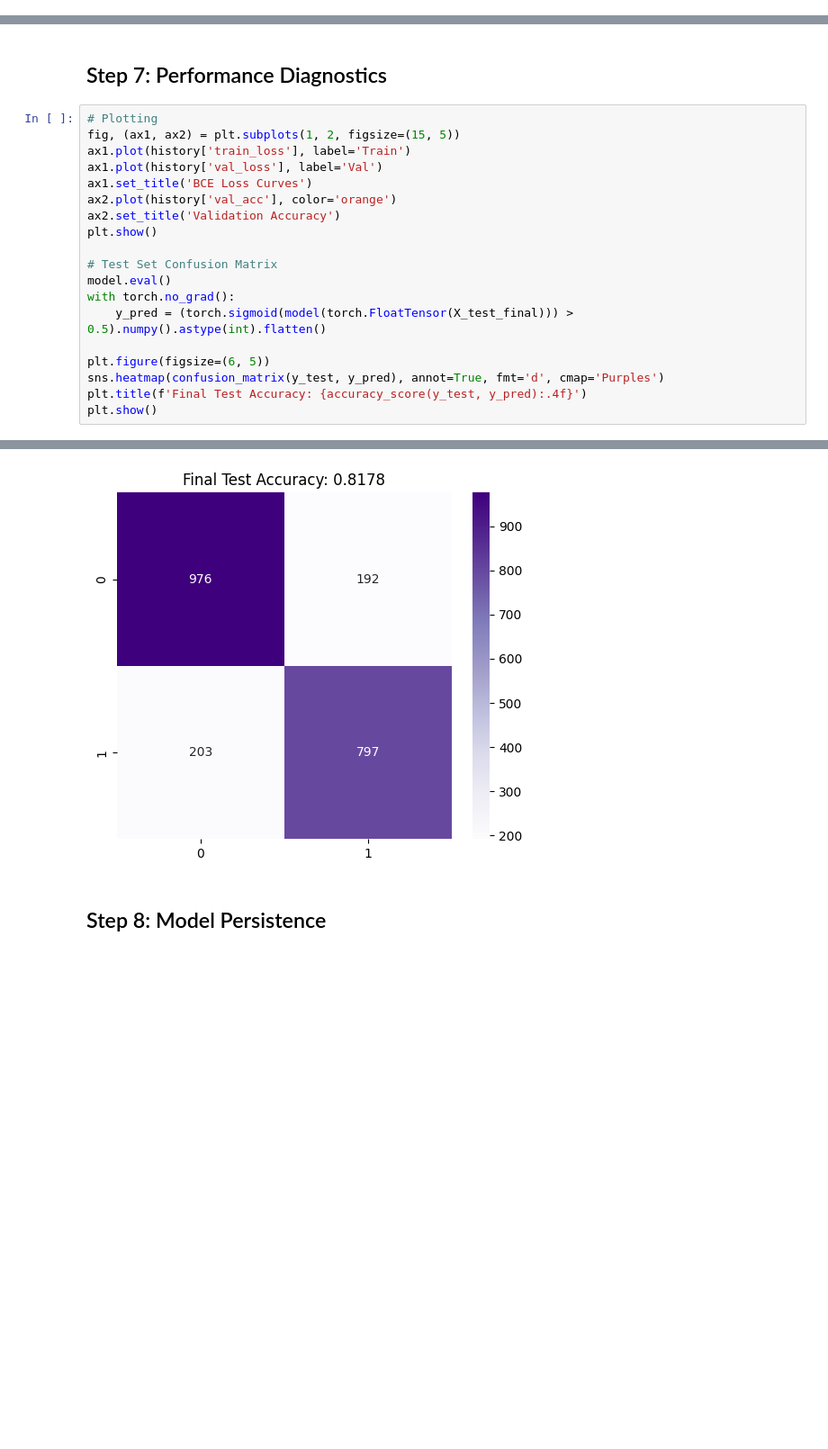
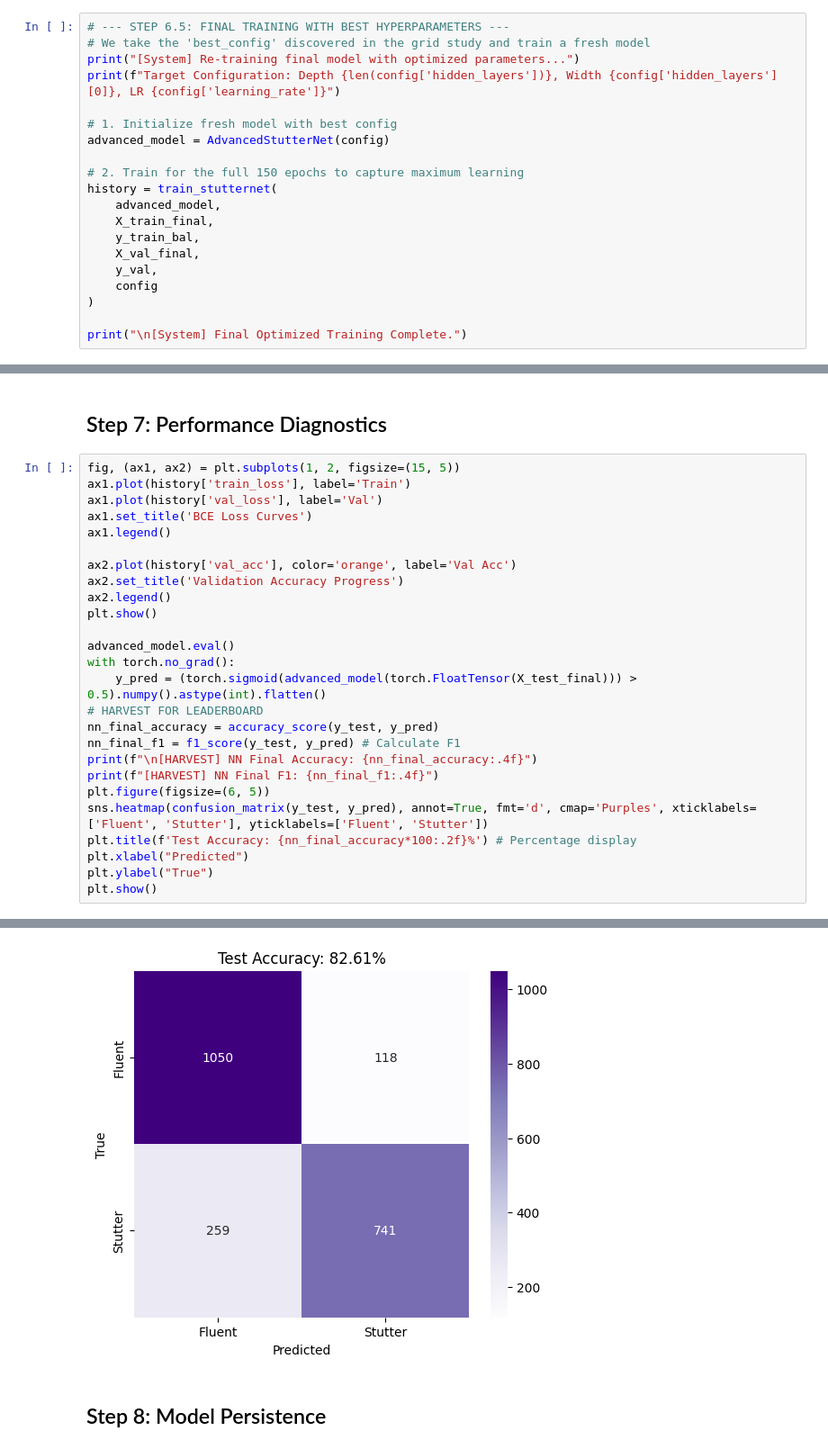
Before and after one commit to Photon-139/Stuttering-Detection-Term-Project, a Jupyter notebook: Neural_Network_Deep_Dive.ipynb, the cells around one changed output, grey strips where cells are left out. Shown at 90% size. Saved outputs shown, nothing was run; the diff lists cells and outputs as text; blank space fills up the shorter version.

```diff
--- a/Neural_Network_Deep_Dive.ipynb
+++ b/Neural_Network_Deep_Dive.ipynb
@@ -150,0 +265,20 @@ Epoch 150 | Loss: 0.0223 | Val Acc: 0.8358
+# %%
+# --- STEP 6.5: FINAL TRAINING WITH BEST HYPERPARAMETERS ---
+# We take the 'best_config' discovered in the grid study and train a fresh model
+print("[System] Re-training final model with optimized parameters...")
+print(f"Target Configuration: Depth {len(config['hidden_layers'])}, Width {config['hidden_layers'][0]}, LR {config['learning_rate']}")
+
+# 1. Initialize fresh model with best config
+advanced_model = AdvancedStutterNet(config)
+
+# 2. Train for the full 150 epochs to capture maximum learning
+history = train_stutternet(
+    advanced_model,
+    X_train_final,
+    y_train_bal,
+    X_val_final,
+    y_val,
+    config
+)
+
+print("\n[System] Final Optimized Training Complete.")
@@ -151,22 +297,29 @@ Epoch 150 | Loss: 0.0223 | Val Acc: 0.8358
 # %% [markdown]
 ## Step 7: Performance Diagnostics
 # %%
-# Plotting
 fig, (ax1, ax2) = plt.subplots(1, 2, figsize=(15, 5))
 ax1.plot(history['train_loss'], label='Train')
 ax1.plot(history['val_loss'], label='Val')
 ax1.set_title('BCE Loss Curves')
-ax2.plot(history['val_acc'], color='orange')
-ax2.set_title('Validation Accuracy')
+ax1.legend()
+
+ax2.plot(history['val_acc'], color='orange', label='Val Acc')
+ax2.set_title('Validation Accuracy Progress')
+ax2.legend()
 plt.show()
 
-# Test Set Confusion Matrix
-model.eval()
+advanced_model.eval()
 with torch.no_grad():
-    y_pred = (torch.sigmoid(model(torch.FloatTensor(X_test_final))) > 0.5).numpy().astype(int).flatten()
-
+    y_pred = (torch.sigmoid(advanced_model(torch.FloatTensor(X_test_final))) > 0.5).numpy().astype(int).flatten()
+# HARVEST FOR LEADERBOARD
+nn_final_accuracy = accuracy_score(y_test, y_pred)
+nn_final_f1 = f1_score(y_test, y_pred) # Calculate F1
+print(f"\n[HARVEST] NN Final Accuracy: {nn_final_accuracy:.4f}")
+print(f"[HARVEST] NN Final F1: {nn_final_f1:.4f}")
 plt.figure(figsize=(6, 5))
-sns.heatmap(confusion_matrix(y_test, y_pred), annot=True, fmt='d', cmap='Purples')
-plt.title(f'Final Test Accuracy: {accuracy_score(y_test, y_pred):.4f}')
+sns.heatmap(confusion_matrix(y_test, y_pred), annot=True, fmt='d', cmap='Purples', xticklabels=['Fluent', 'Stutter'], yticklabels=['Fluent', 'Stutter'])
+plt.title(f'Test Accuracy: {nn_final_accuracy*100:.2f}%') # Percentage display
+plt.xlabel("Predicted")
+plt.ylabel("True")
 plt.show()
 # %% [output]
@@ -174,4 +329,4 @@ plt.show()
-[figure, old version]
+[figure, new version]
 # %% [markdown]
 ## Step 8: Model Persistence
 # %%
```
Also changed, not shown: parts of 10 cells of this notebook, 14 other files.
